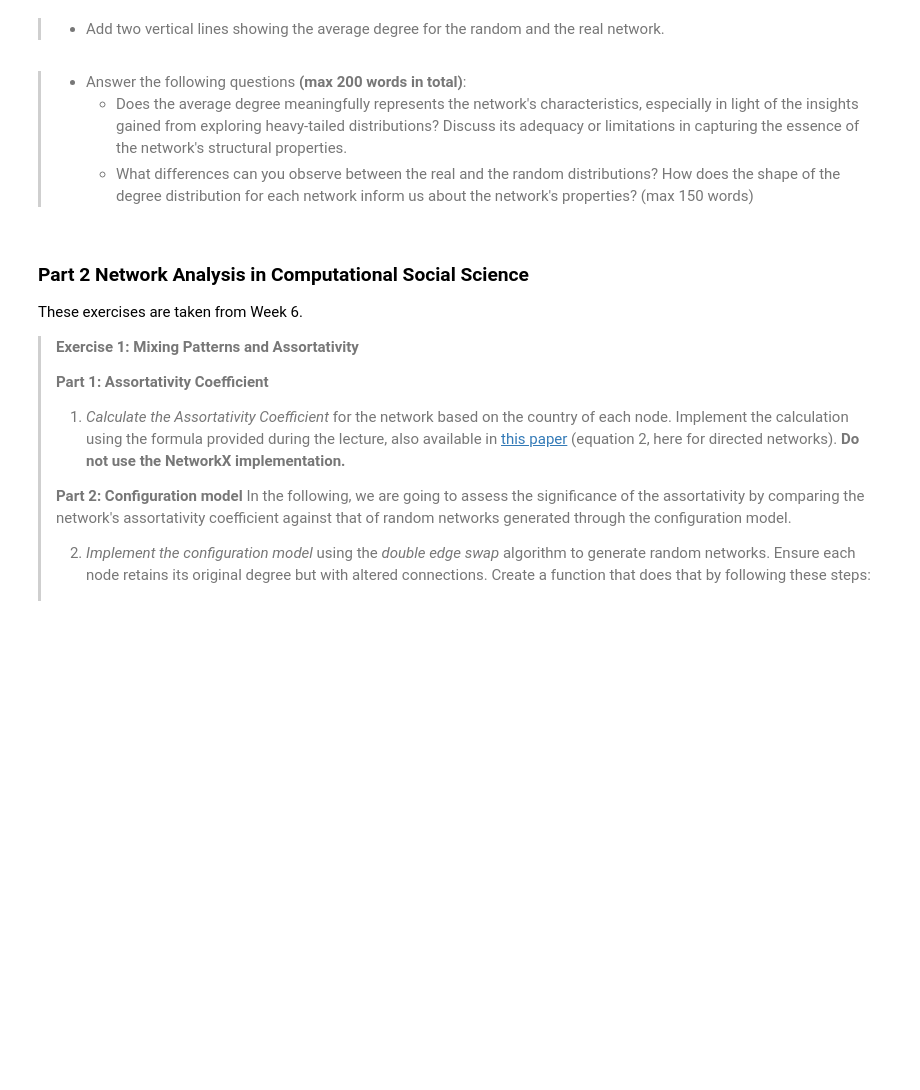
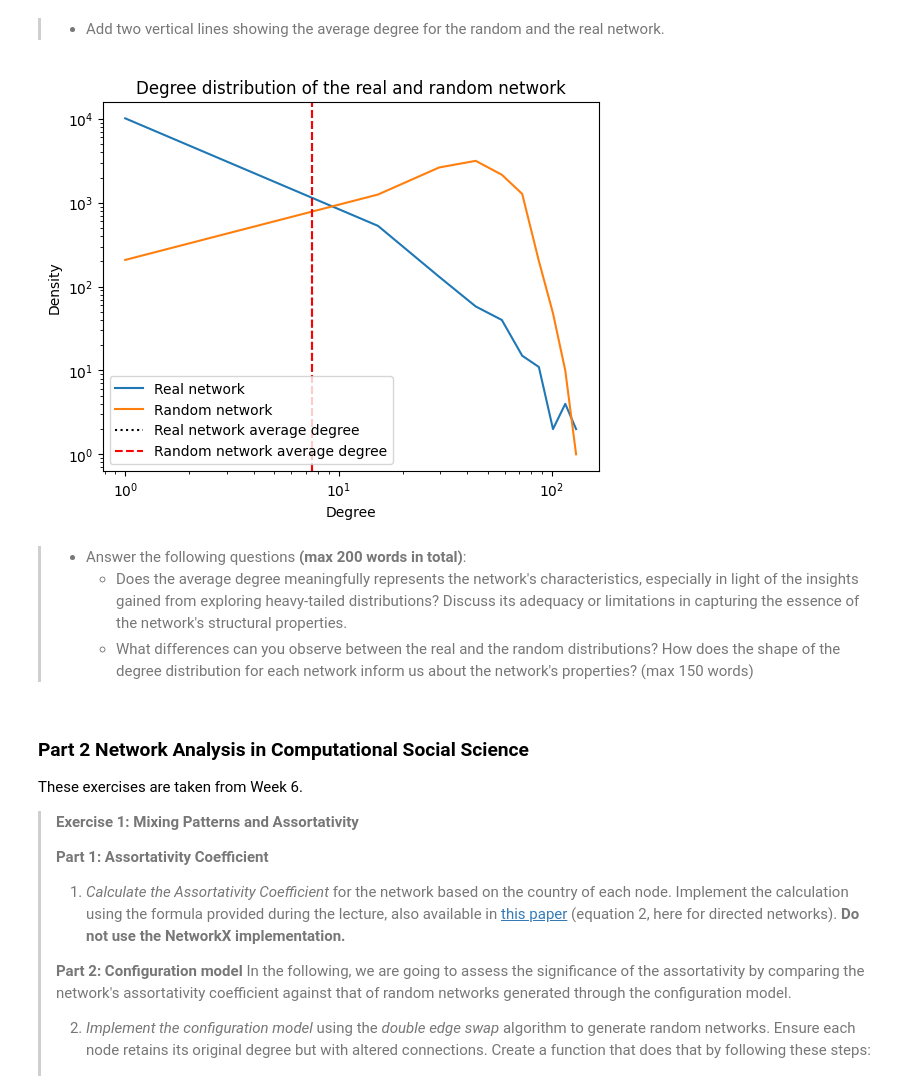
Before and after one commit to MathiasDamsgaard/Comp_Social_Sci_Assigments, a Jupyter notebook: Assignment2.ipynb, the cells around one changed output. Saved outputs shown, nothing was run; the diff lists cells and outputs as text; code cells hidden in the pictures; blank space fills up the shorter version.

```diff
--- a/Assignment2.ipynb
+++ b/Assignment2.ipynb
@@ -46,5 +126,20 @@ These exercises are taken from Week 5.
 # %% [markdown]
 > * Add two vertical lines showing the average degree for the random and the real network.
+# %%
+# Add two vertical lines showing the average degree for the random and the real network
+plt.plot(bins[:-1], hist, label='Real network')
+plt.plot(bins[:-1], hist_rd, label='Random network')
+plt.axvline(k, color='black', linestyle=':', label='Real network average degree')
+plt.axvline(np.mean(degree_sequence_rd), color='red', linestyle='--', label='Random network average degree')
+plt.xscale('log')
+plt.yscale('log')
+plt.xlabel('Degree')
+plt.ylabel('Density')
+plt.title('Degree distribution of the real and random network')
+plt.legend()
+plt.show()
+# %% [output]
+[figure, added]
 # %% [markdown]
 > * Answer the following questions __(max 200 words in total)__:
 >    - Does the average degree meaningfully represents the network's characteristics, especially in light of the insights gained from exploring heavy-tailed distributions? Discuss its adequacy or limitations in capturing the essence of the network's structural properties.
```
Also changed, not shown: parts of 9 cells of this notebook, 1 other file.
